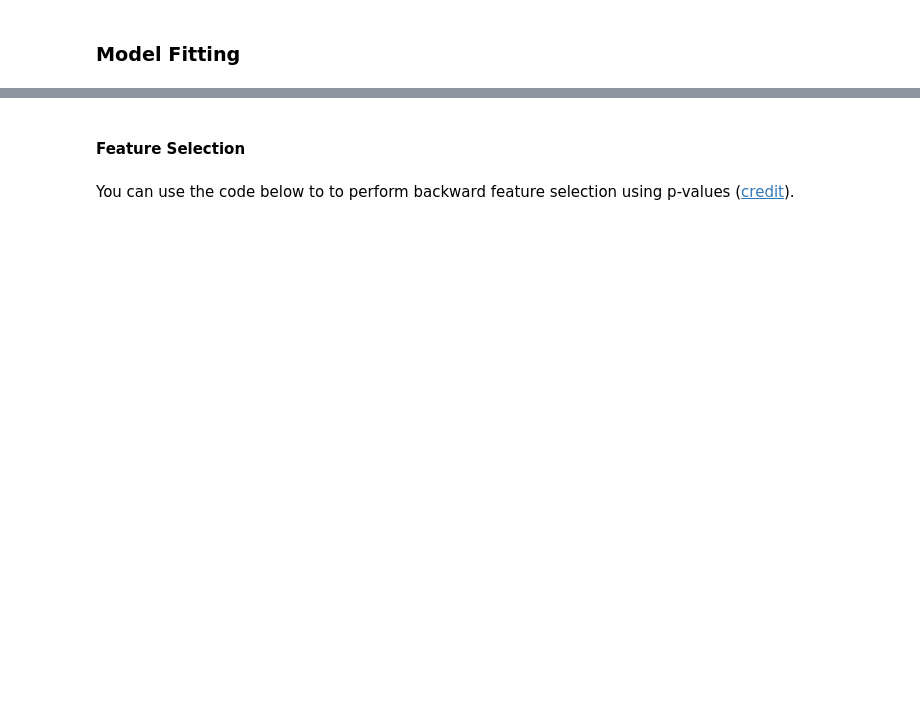
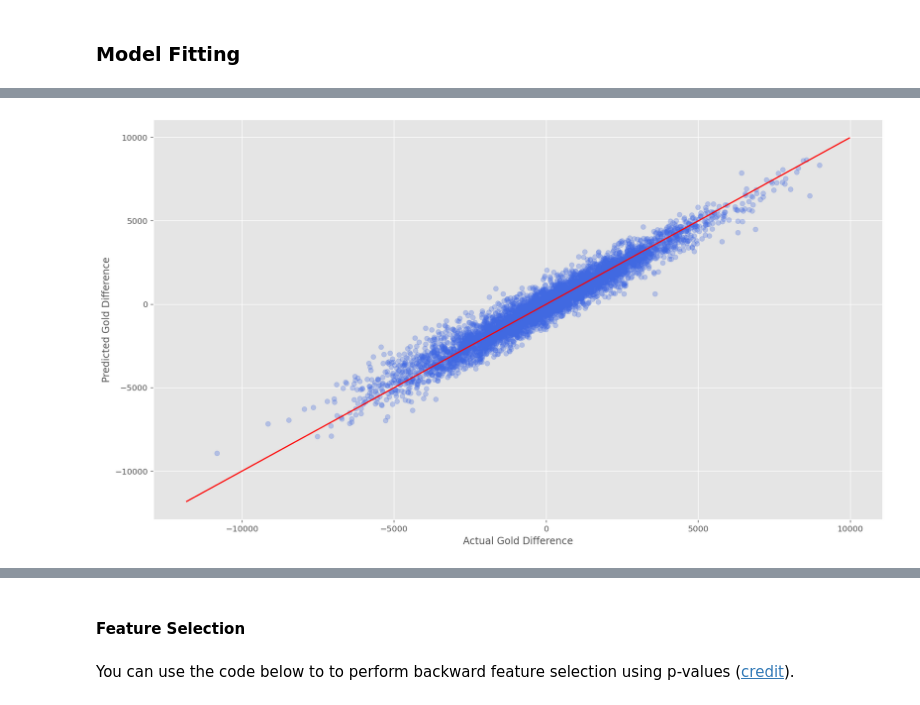
Before and after one commit to angelocarasig/lol_diamond_ranked_analysis, a Jupyter notebook: Phase2_Report.ipynb, the cells around one changed output, grey strips where cells are left out. Saved outputs shown, nothing was run; the diff lists cells and outputs as text; code cells hidden in the pictures; blank space fills up the shorter version.

Commit message:
phase 2 some graphs no details

```diff
--- a/Phase2_Report.ipynb
+++ b/Phase2_Report.ipynb
@@ -69,0 +83,14 @@ df = pd.read_csv('ranked_games.csv')
+# %%
+df = df.drop(columns=['redWardsPlaced',
+ 'redWardsDestroyed',
+ 'redKills',
+ 'redDeaths',
+ 'redAssists',
+ 'redDragons',
+ 'redHeralds',
+ 'redTowersDestroyed',
+ 'redTotalGold',
+ 'redAvgLevel',
+ 'redTotalExperience',
+ 'redTotalMinionsKilled',
+ 'redTotalJungleMinionsKilled'])
@@ -75,0 +128,4 @@ Details of assumptions check, model selection, plots of residuals, and technical
+# %%
+column_names = " + ".join(df.drop(columns = 'blueGoldDiff').columns)
+formula_string = 'blueGoldDiff ~ ' + column_names
+print("formula_string: " + formula_string)
@@ -75,0 +134,9 @@ Details of assumptions check, model selection, plots of residuals, and technical
+# %%
+model_full = sm.formula.ols(formula = formula_string, data = df)
+model_full_fitted = model_full.fit()
+
+print(df.describe())
+
+print("\n *** \n")
+
+print(model_full_fitted.summary())
@@ -75,0 +161,5 @@ Details of assumptions check, model selection, plots of residuals, and technical
+# %%
+residuals_full = pd.DataFrame({'actual': df['blueGoldDiff'],
+                            'predicted': model_full_fitted.fittedvalues,
+                            'residual': model_full_fitted.resid})
+residuals_full.head(10)
@@ -75,0 +178,14 @@ Details of assumptions check, model selection, plots of residuals, and technical
+# %%
+def plot_line(axis, slope, intercept, **kargs):
+    xmin, xmax = axis.get_xlim()
+    plt.plot([xmin, xmax], [xmin*slope+intercept, xmax*slope+intercept], **kargs)
+
+# Creating scatter plot
+plt.figure(figsize=(16, 9))
+plt.scatter(residuals_full['actual'], residuals_full['predicted'], alpha=0.3, c='royalblue');
+plot_line(axis=plt.gca(), slope=1, intercept=0, c="red");
+plt.xlabel('Actual Gold Difference');
+plt.ylabel('Predicted Gold Difference');
+plt.show();
+# %% [output]
+[figure, added]
```
Also changed, not shown: parts of 10 cells of this notebook.
